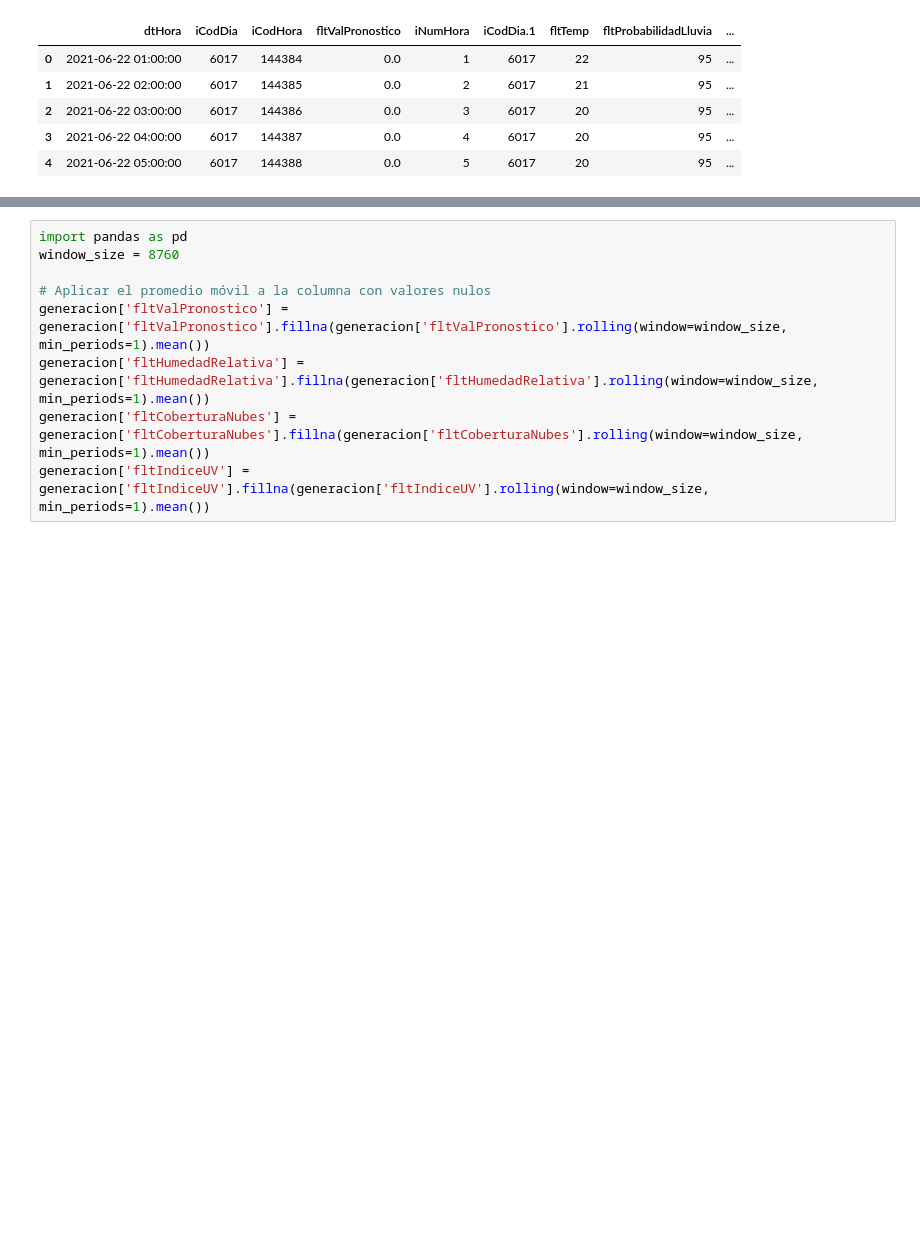
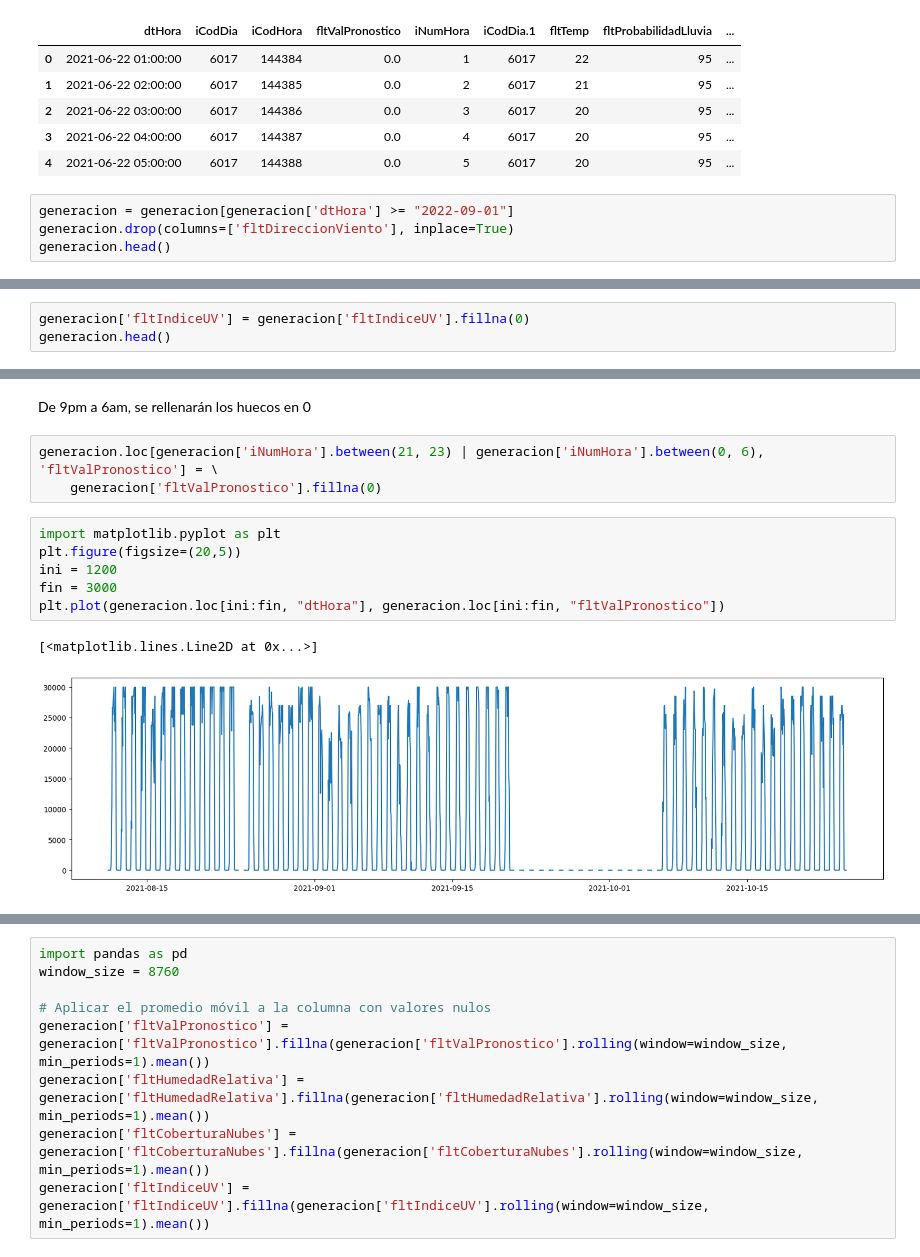
Before and after one commit to ClaudiaGtzD/TesinaMCD, a Jupyter notebook: 00_Preprocesamiento.ipynb, the cells around one changed output, grey strips where cells are left out. Cells and saved outputs as stored; diff of their text form; blank space fills up the shorter version.

```diff
--- a/00_Preprocesamiento.ipynb
+++ b/00_Preprocesamiento.ipynb
@@ -440,3 +440,7 @@ generacion.head()
 | 2 | 2021-06-22 03:00:00 | 6017 | 144386 | 0.0 | 3 | 6017 | 20 | 95 | ... |
 | 3 | 2021-06-22 04:00:00 | 6017 | 144387 | 0.0 | 4 | 6017 | 20 | 95 | ... |
 | 4 | 2021-06-22 05:00:00 | 6017 | 144388 | 0.0 | 5 | 6017 | 20 | 95 | ... |
+# %%
+generacion = generacion[generacion['dtHora'] >= "2022-09-01"]
+generacion.drop(columns=['fltDireccionViento'], inplace=True)
+generacion.head()
@@ -471,0 +478,3 @@ generacion.drop(columns=['fltDireccionViento'], inplace=True)
+# %%
+generacion['fltIndiceUV'] = generacion['fltIndiceUV'].fillna(0)
+generacion.head()
@@ -471,0 +488,14 @@ generacion.drop(columns=['fltDireccionViento'], inplace=True)
+# %% [markdown]
+De 9pm a 6am, se rellenarán los huecos en 0
+# %%
+generacion.loc[generacion['iNumHora'].between(21, 23) | generacion['iNumHora'].between(0, 6), 'fltValPronostico'] = \
+    generacion['fltValPronostico'].fillna(0)
+# %%
+import matplotlib.pyplot as plt
+plt.figure(figsize=(20,5))
+ini = 1200
+fin = 3000
+plt.plot(generacion.loc[ini:fin, "dtHora"], generacion.loc[ini:fin, "fltValPronostico"])
+# %% [output]
+[<matplotlib.lines.Line2D at 0x...>]
+[figure, added]
```
Also changed, not shown: parts of 8 cells of this notebook, 5 other files.
